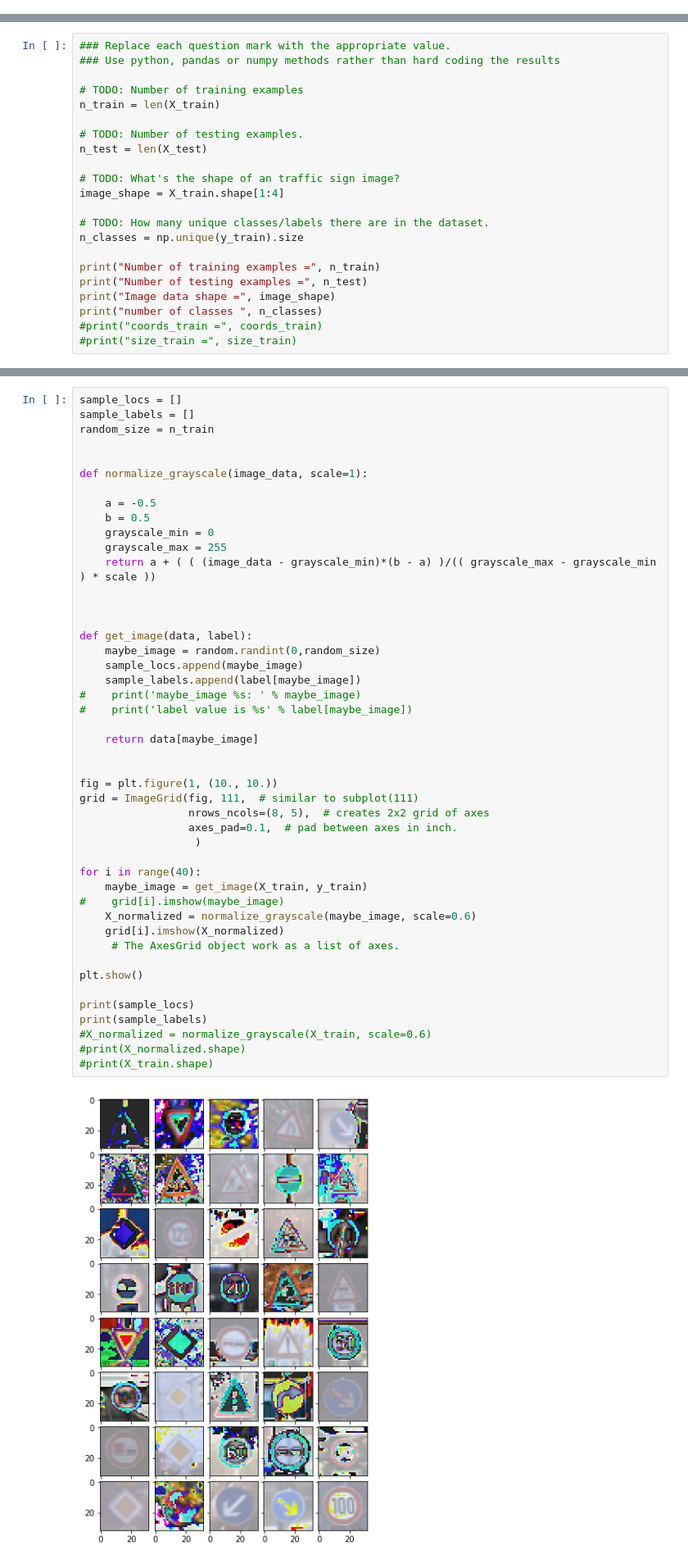
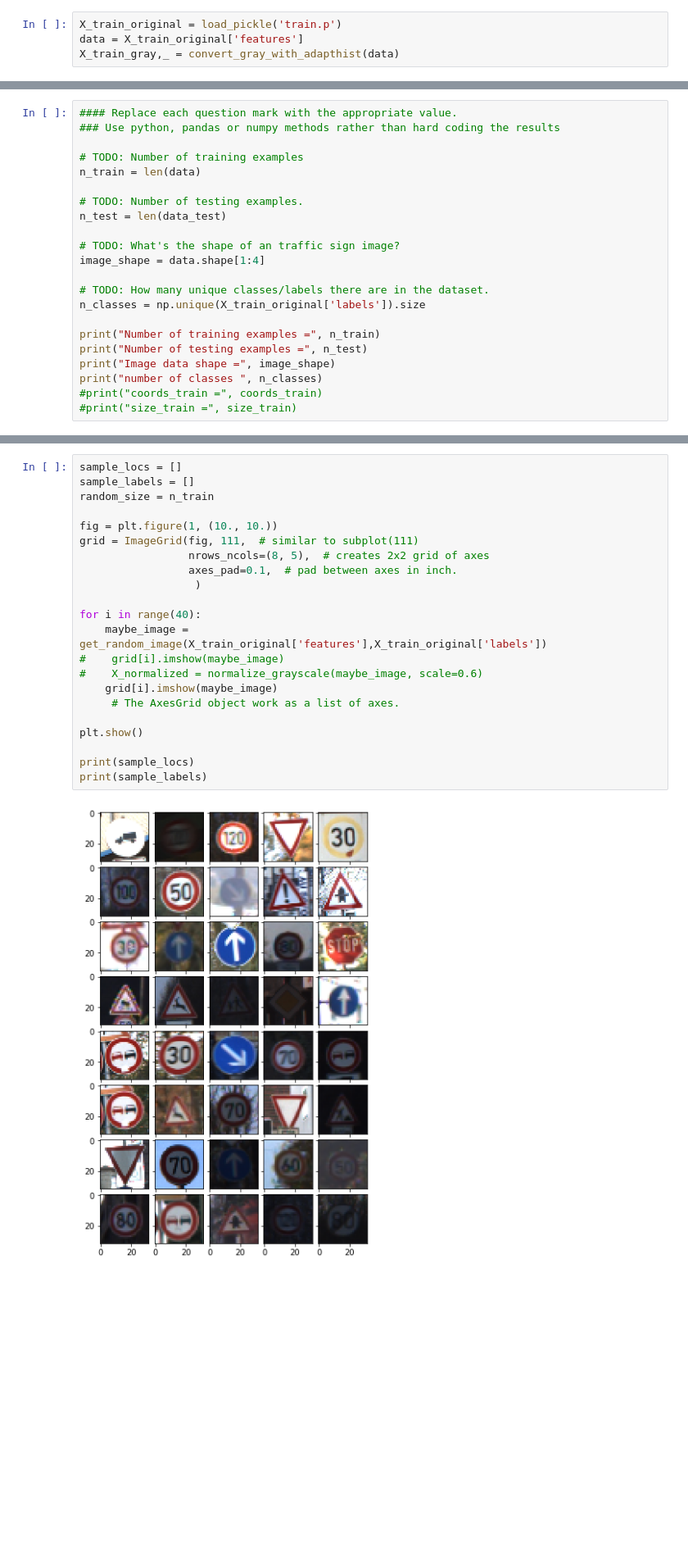
Before and after one commit to duke24k/self-driving-car-nd, a Jupyter notebook: p2/Traffic_Sign_Classifier_submit.ipynb, the cells around one changed output, grey strips where cells are left out. Shown at 82% size. Saved outputs shown, nothing was run; the diff lists cells and outputs as text; blank space fills up the shorter version.

```diff
--- a/p2/Traffic_Sign_Classifier_submit.ipynb
+++ b/p2/Traffic_Sign_Classifier_submit.ipynb
@@ -90,0 +294,4 @@ Training and Test data loaded.
+# %%
+X_train_original = load_pickle('train.p')
+data = X_train_original['features']
+X_train_gray,_ = convert_gray_with_adapthist(data)
@@ -104,20 +326,20 @@ Complete the basic data summary below. Use python, numpy and/or pandas methods t
 # %% [markdown]
 ### Provide a Basic Summary of the Data Set Using Python, Numpy and/or Pandas
 # %%
-### Replace each question mark with the appropriate value.
+#### Replace each question mark with the appropriate value.
 ### Use python, pandas or numpy methods rather than hard coding the results
 
 # TODO: Number of training examples
-n_train = len(X_train)
+n_train = len(data)
 
 # TODO: Number of testing examples.
-n_test = len(X_test)
+n_test = len(data_test)
 
 # TODO: What's the shape of an traffic sign image?
-image_shape = X_train.shape[1:4]
+image_shape = data.shape[1:4]
 
 # TODO: How many unique classes/labels there are in the dataset.
-n_classes = np.unique(y_train).size
+n_classes = np.unique(X_train_original['labels']).size
 
 print("Number of training examples =", n_train)
 print("Number of testing examples =", n_test)
@@ -155,48 +390,24 @@ traffic_signs[:5]
 # %%
 sample_locs = []
 sample_labels = []
 random_size = n_train
-
-
-def normalize_grayscale(image_data, scale=1):
-
-    a = -0.5
-    b = 0.5
-    grayscale_min = 0
-    grayscale_max = 255
-    return a + ( ( (image_data - grayscale_min)*(b - a) )/(( grayscale_max - grayscale_min ) * scale ))
-
-
-
-def get_image(data, label):
-    maybe_image = random.randint(0,random_size)
-    sample_locs.append(maybe_image)
-    sample_labels.append(label[maybe_image])
-#    print('maybe_image %s: ' % maybe_image)
-#    print('label value is %s' % label[maybe_image])
-
-    return data[maybe_image]
-
 
 fig = plt.figure(1, (10., 10.))
 grid = ImageGrid(fig, 111,  # similar to subplot(111)
                  nrows_ncols=(8, 5),  # creates 2x2 grid of axes
                  axes_pad=0.1,  # pad between axes in inch.
                   )
 
 for i in range(40):
-    maybe_image = get_image(X_train, y_train)
+    maybe_image = get_random_image(X_train_original['features'],X_train_original['labels'])
 #    grid[i].imshow(maybe_image)
-    X_normalized = normalize_grayscale(maybe_image, scale=0.6)
-    grid[i].imshow(X_normalized)
+#    X_normalized = normalize_grayscale(maybe_image, scale=0.6)
+    grid[i].imshow(maybe_image)
      # The AxesGrid object work as a list of axes.
 
 plt.show()
 
 print(sample_locs)
 print(sample_labels)
-#X_normalized = normalize_grayscale(X_train, scale=0.6)
-#print(X_normalized.shape)
-#print(X_train.shape)
 # %% [output]
-[figure, old version]
+[figure, new version]
```
Also changed, not shown: parts of 61 cells of this notebook.
